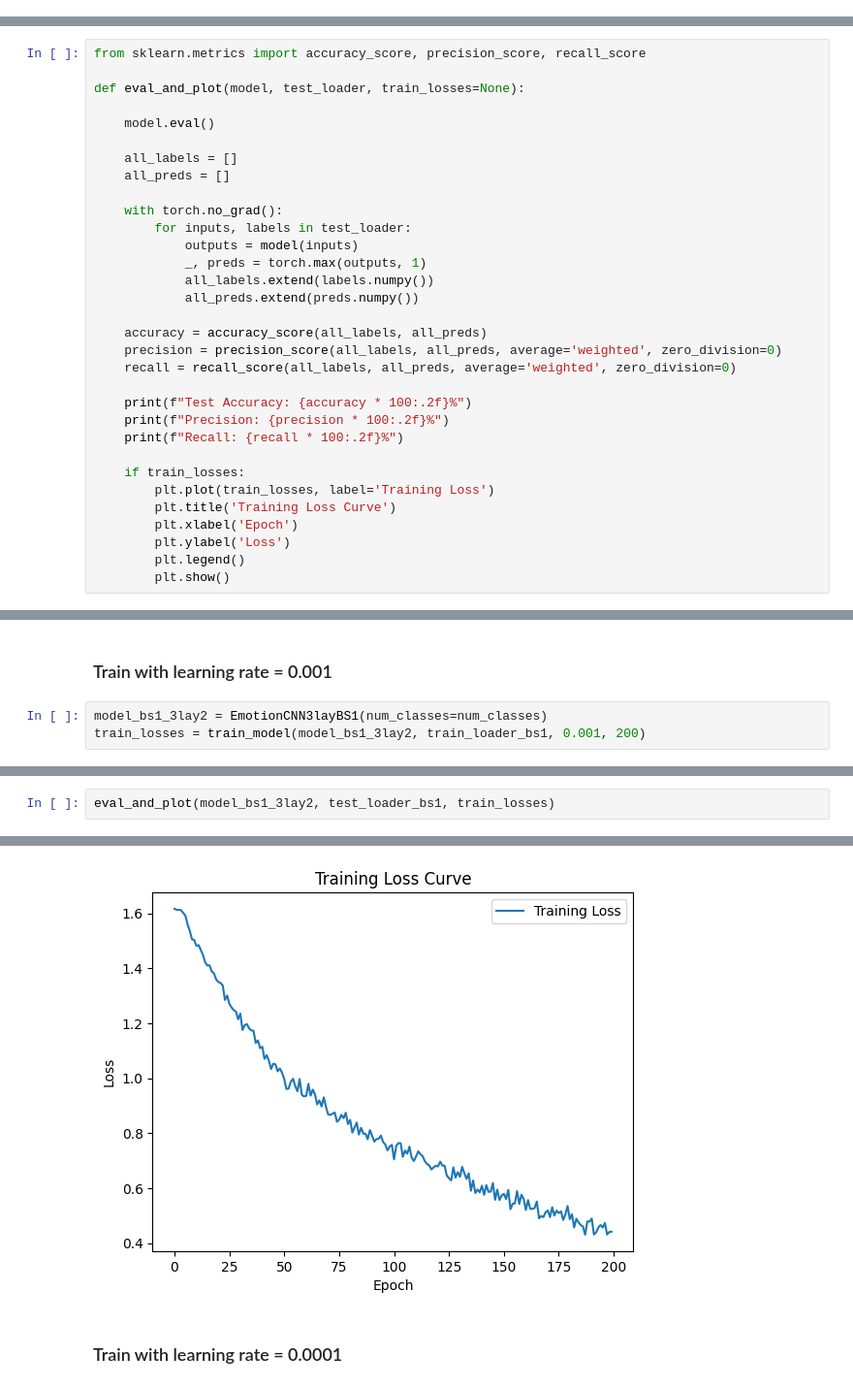
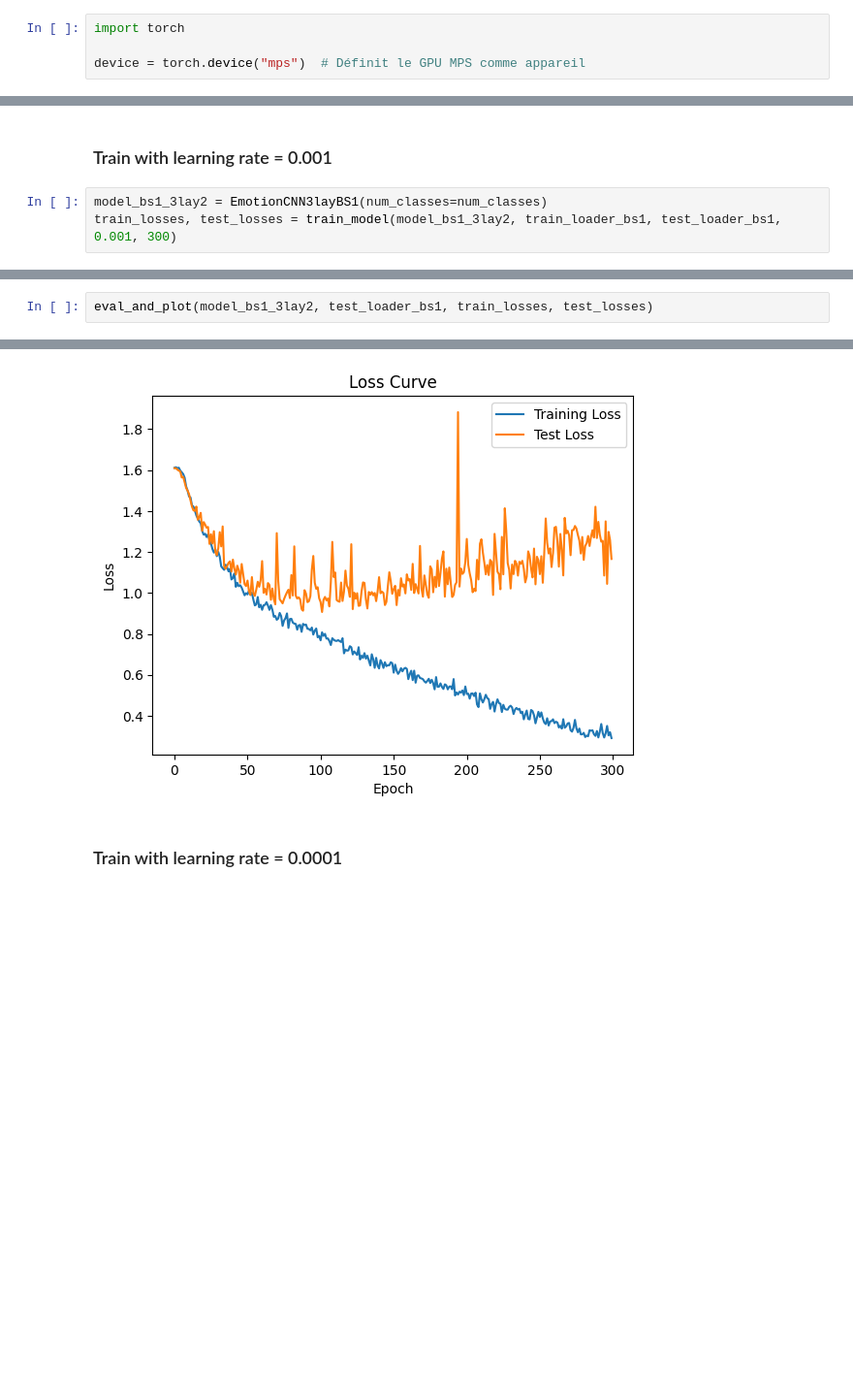
Before and after one commit to SigurdST/emotion_recognition, a Jupyter notebook: notebook.ipynb, the cells around one changed output, grey strips where cells are left out. Shown at 97% size. Cells and saved outputs as stored; diff of their text form; blank space fills up the shorter version.

Commit message:
plot the test loss and save the best param

```diff
--- a/notebook.ipynb
+++ b/notebook.ipynb
@@ -19,6 +19,10 @@ We use `librosa`, a package specialized in audio analysis.
 import warnings
 warnings.filterwarnings("ignore", category=FutureWarning)
 warnings.filterwarnings("ignore", category=UserWarning)
+# %%
+import torch
+
+device = torch.device("mps")  # Définit le GPU MPS comme appareil
 # %%
 import os
 import librosa
@@ -417,32 +398,0 @@ def train_model(model, train_loader, learning_rate, num_epochs):
-# %%
-from sklearn.metrics import accuracy_score, precision_score, recall_score
-
-def eval_and_plot(model, test_loader, train_losses=None):
-
-    model.eval()
-
-    all_labels = []
-    all_preds = []
-
-    with torch.no_grad():
-        for inputs, labels in test_loader:
-            outputs = model(inputs)
-            _, preds = torch.max(outputs, 1)
-            all_labels.extend(labels.numpy())
-            all_preds.extend(preds.numpy())
-
-    accuracy = accuracy_score(all_labels, all_preds)
-    precision = precision_score(all_labels, all_preds, average='weighted', zero_division=0)
-    recall = recall_score(all_labels, all_preds, average='weighted', zero_division=0)
-
-    print(f"Test Accuracy: {accuracy * 100:.2f}%")
-    print(f"Precision: {precision * 100:.2f}%")
-    print(f"Recall: {recall * 100:.2f}%")
-
-    if train_losses:
-        plt.plot(train_losses, label='Training Loss')
-        plt.title('Training Loss Curve')
-        plt.xlabel('Epoch')
-        plt.ylabel('Loss')
-        plt.legend()
-        plt.show()
@@ -524,5 +609,5 @@ Recall: 19.83%
 ### Train with learning rate = 0.001
 # %%
 model_bs1_3lay2 = EmotionCNN3layBS1(num_classes=num_classes)
-train_losses = train_model(model_bs1_3lay2, train_loader_bs1, 0.001, 200)
+train_losses, test_losses = train_model(model_bs1_3lay2, train_loader_bs1, test_loader_bs1, 0.001, 300)
 # %% [output]
@@ -546,3 +632,3 @@ Epoch 200/200, Loss: 0.4416
 # %%
-eval_and_plot(model_bs1_3lay2, test_loader_bs1, train_losses)
+eval_and_plot(model_bs1_3lay2, test_loader_bs1, train_losses, test_losses)
 # %% [output]
@@ -552,4 +638,4 @@ Recall: 61.98%
-[figure, old version]
+[figure, new version]
 # %% [markdown]
 ### Train with learning rate = 0.0001
 # %%
```
Also changed, not shown: parts of 30 cells of this notebook, 1 other file.
